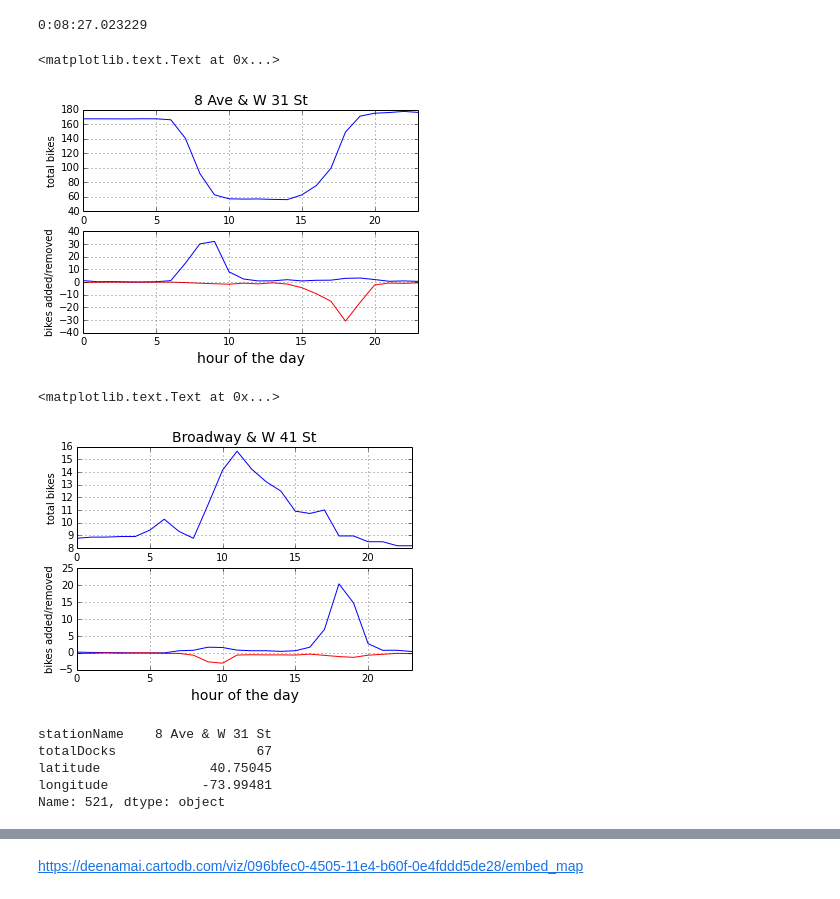
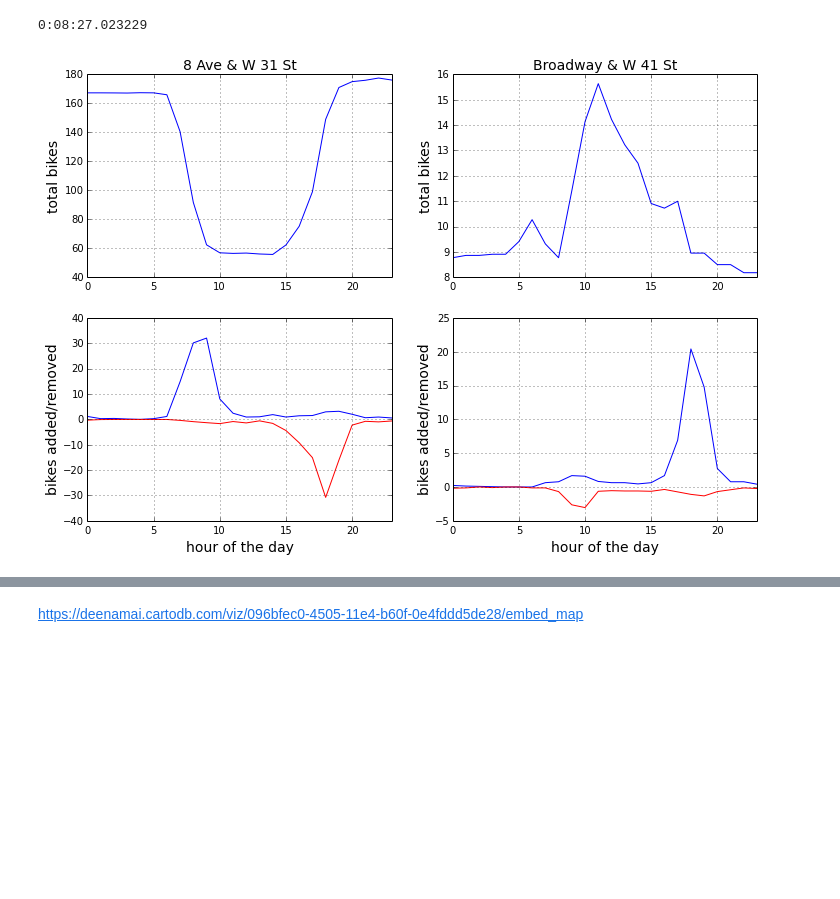
Before and after one commit to deenapatel/citibike, a Jupyter notebook: Citibike.ipynb, the cells around one changed output, grey strips where cells are left out. Drawn from its saved outputs; the diff is of its cells as text; code cells hidden in the pictures; blank space fills up the shorter version.

```diff
--- a/Citibike.ipynb
+++ b/Citibike.ipynb
@@ -12,17 +14,16 @@ import citibikefncs as cb
 # %%
 #reading in data
 #filenumbers refer to month
-#df1 = pd.read_csv('citibike_data/2014-01-CitiBikeTripData.csv')
-#df2 = pd.read_csv('citibike_data/2014-02-CitiBikeTripData.csv')
-#df3 = pd.read_csv('citibike_data/2014-03-CitiBikeTripData.csv')
-df4 = pd.read_csv('citibike_data/2014-04-CitiBikeTripData.csv')
-df5 = pd.read_csv('citibike_data/2014-05-CitiBikeTripData.csv')
+df4 = pd.read_csv('data/2014-04 - Citi Bike trip data.csv')
+df5 = pd.read_csv('data/2014-05 - Citi Bike trip data.csv')
+df6 = pd.read_csv('data/2014-06 - Citi Bike trip data.csv')
+df7 = pd.read_csv('data/2014-07 - Citi Bike trip data.csv')
+df8 = pd.read_csv('data/2014-08 - Citi Bike trip data.csv')
 
-#dataframes=[df1,df2,df3,df4,df5]
-dataframes=[df4,df5]
+dataframes=[df4,df5,df6,df7,df8]
 
 for df in dataframes:
     df['starttime']=pd.to_datetime(df['starttime']) #converting time strings into datetime format var
     df['stoptime']=pd.to_datetime(df['stoptime'])   #converting time strings into datetime format var
 
-#df=pd.concat([df1,df2,df3,df4,df5])
+dfall=pd.concat(dataframes)
@@ -311,44 +304,36 @@ rmavg=cb.weekDayAvg(stationrm)
 # %%
 stno=521
 stname=stationinfo.loc[stno]['stationName']
-plt.subplot(211)
+plt.subplot(221)
 sfavg[stno].plot(legend=False)
-plt.ylabel('total bikes')
-plt.xlabel('hour of the day',fontsize=14)
+plt.ylabel('total bikes',fontsize=14)
+plt.xlabel('',fontsize=14)
 plt.title(stname,fontsize=14)
 
-plt.subplot(212)
+plt.subplot(223)
 addsavg[stno].plot()
 rmavg[stno].apply(lambda x: -x).plot(color='r')
-plt.ylabel('bikes added/removed')
+plt.ylabel('bikes added/removed',fontsize=14)
 plt.xlabel('hour of the day',fontsize=14)
 #plt.title('Rebalanced: bikes added and removed\n'+stname,fontsize=14)
+#fig=plt.gcf()
+#fig.set_size_inches(5,8)
+
+stno=465
+stname=stationinfo.loc[stno]['stationName']
+plt.subplot(222)
+sfavg[stno].plot(legend=False)
+plt.ylabel('total bikes',fontsize=14)
+plt.xlabel('',fontsize=14)
+plt.title(stname,fontsize=14)
+
+plt.subplot(224)
+addsavg[stno].plot()
+rmavg[stno].apply(lambda x: -x).plot(color='r')
+plt.ylabel('bikes added/removed',fontsize=14)
+plt.xlabel('hour of the day',fontsize=14)
+#plt.title('Rebalanced: bikes added and removed\n'+stname,fontsize=14)
+fig=plt.gcf()
+fig.set_size_inches(12,8)
 # %% [output]
-<matplotlib.text.Text at 0x...>
-[figure, old version]
+[figure, new version]
-# %%
-stno=465
-stname=stationinfo.loc[stno]['stationName']
-plt.subplot(211)
-sfavg[stno].plot(legend=False)
-plt.ylabel('total bikes')
-plt.xlabel('hour of the day',fontsize=14)
-plt.title(stname,fontsize=14)
-
-plt.subplot(212)
-addsavg[stno].plot()
-rmavg[stno].apply(lambda x: -x).plot(color='r')
-plt.ylabel('bikes added/removed')
-plt.xlabel('hour of the day',fontsize=14)
-#plt.title('Rebalanced: bikes added and removed\n'+stname,fontsize=14)
-# %% [output]
-<matplotlib.text.Text at 0x...>
-[figure, removed]
-# %%
-stationinfo.loc[521]
-# %% [output]
-stationName    8 Ave & W 31 St
-totalDocks                  67
-latitude              40.75045
-longitude            -73.99481
-Name: 521, dtype: object
```
Also changed, not shown: parts of 20 cells of this notebook.
